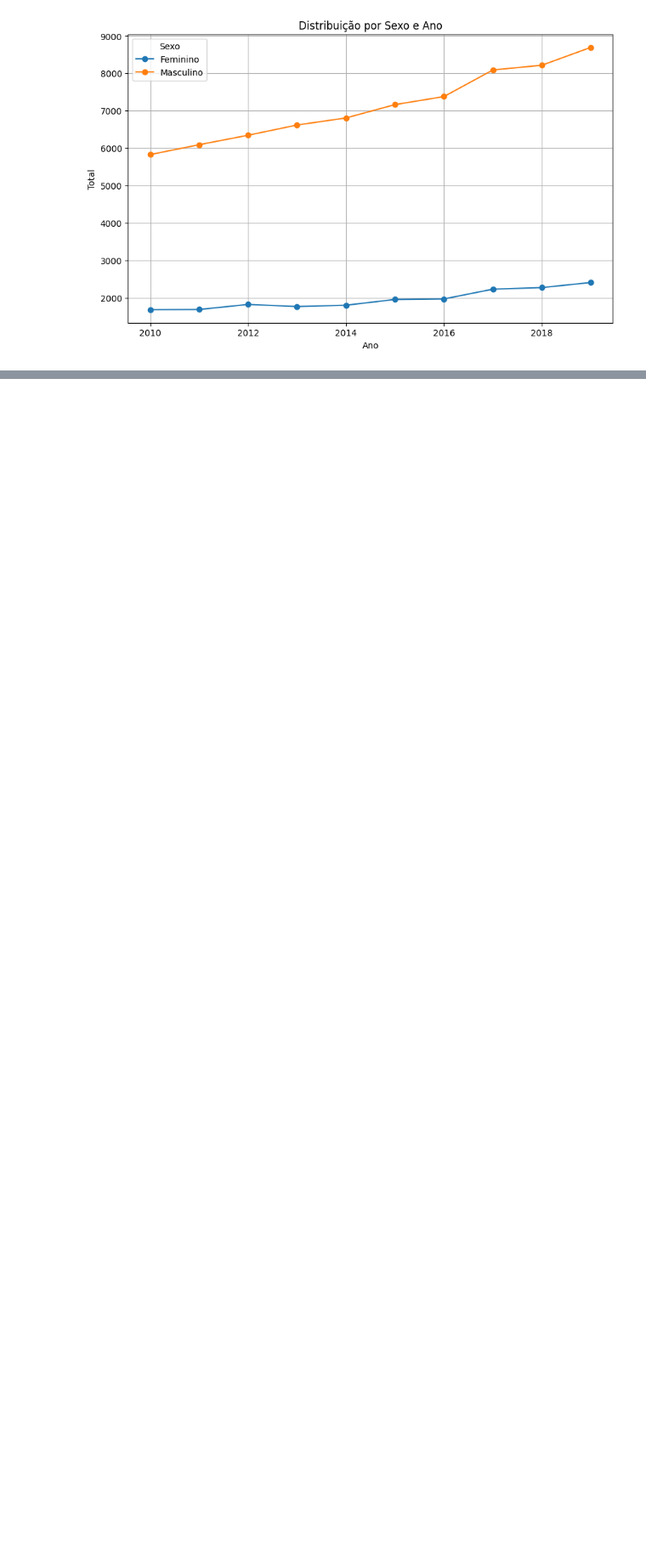
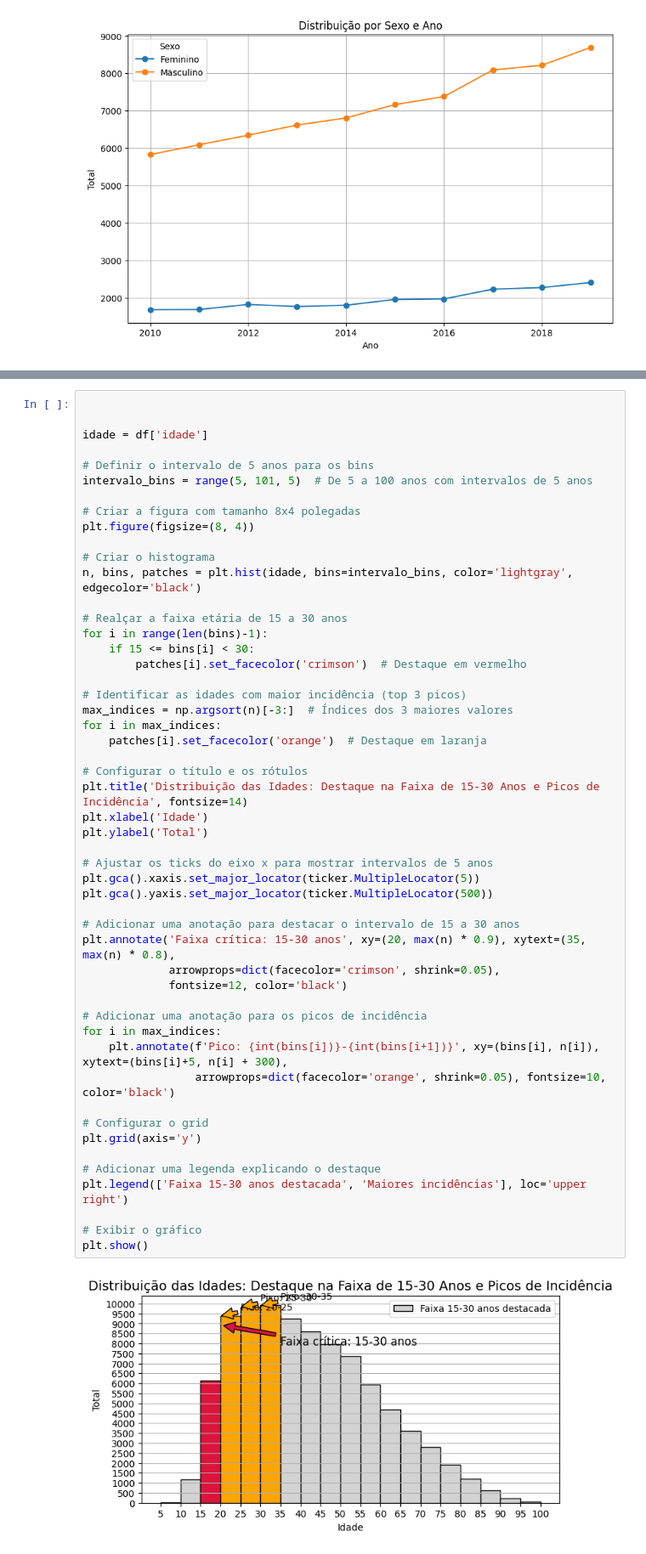
Before and after one commit to ThiagoDFMaia/Aulas-Python, a Jupyter notebook: aulas_pos/projeto.ipynb, the cells around one changed output, grey strips where cells are left out. Shown at 85% size. Drawn from its saved outputs; the diff is of its cells as text; blank space fills up the shorter version.

```diff
--- a/aulas_pos/projeto.ipynb
+++ b/aulas_pos/projeto.ipynb
@@ -475,0 +622,53 @@ plt.show()
+# %%
+
+
+idade = df['idade']
+
+# Definir o intervalo de 5 anos para os bins
+intervalo_bins = range(5, 101, 5)  # De 5 a 100 anos com intervalos de 5 anos
+
+# Criar a figura com tamanho 8x4 polegadas
+plt.figure(figsize=(8, 4))
+
+# Criar o histograma
+n, bins, patches = plt.hist(idade, bins=intervalo_bins, color='lightgray', edgecolor='black')
+
+# Realçar a faixa etária de 15 a 30 anos
+for i in range(len(bins)-1):
+    if 15 <= bins[i] < 30:
+        patches[i].set_facecolor('crimson')  # Destaque em vermelho
+
+# Identificar as idades com maior incidência (top 3 picos)
+max_indices = np.argsort(n)[-3:]  # Índices dos 3 maiores valores
+for i in max_indices:
+    patches[i].set_facecolor('orange')  # Destaque em laranja
+
+# Configurar o título e os rótulos
+plt.title('Distribuição das Idades: Destaque na Faixa de 15-30 Anos e Picos de Incidência', fontsize=14)
+plt.xlabel('Idade')
+plt.ylabel('Total')
+
+# Ajustar os ticks do eixo x para mostrar intervalos de 5 anos
+plt.gca().xaxis.set_major_locator(ticker.MultipleLocator(5))
+plt.gca().yaxis.set_major_locator(ticker.MultipleLocator(500))
+
+# Adicionar uma anotação para destacar o intervalo de 15 a 30 anos
+plt.annotate('Faixa crítica: 15-30 anos', xy=(20, max(n) * 0.9), xytext=(35, max(n) * 0.8),
+             arrowprops=dict(facecolor='crimson', shrink=0.05),
+             fontsize=12, color='black')
+
+# Adicionar uma anotação para os picos de incidência
+for i in max_indices:
+    plt.annotate(f'Pico: {int(bins[i])}-{int(bins[i+1])}', xy=(bins[i], n[i]), xytext=(bins[i]+5, n[i] + 300),
+                 arrowprops=dict(facecolor='orange', shrink=0.05), fontsize=10, color='black')
+
+# Configurar o grid
+plt.grid(axis='y')
+
+# Adicionar uma legenda explicando o destaque
+plt.legend(['Faixa 15-30 anos destacada', 'Maiores incidências'], loc='upper right')
+
+# Exibir o gráfico
+plt.show()
+# %% [output]
+[figure, added]
```
Also changed, not shown: parts of 54 cells of this notebook, 1 other file.
